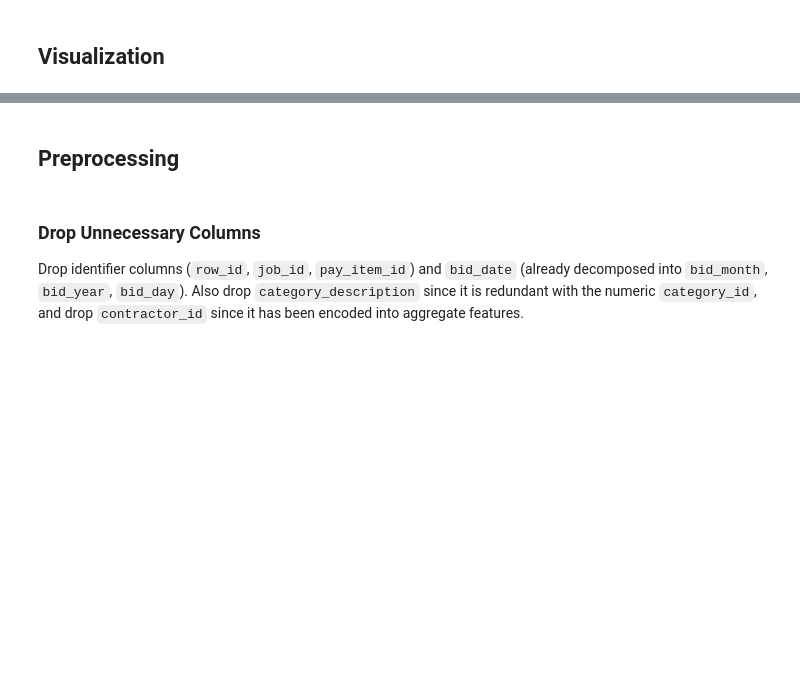
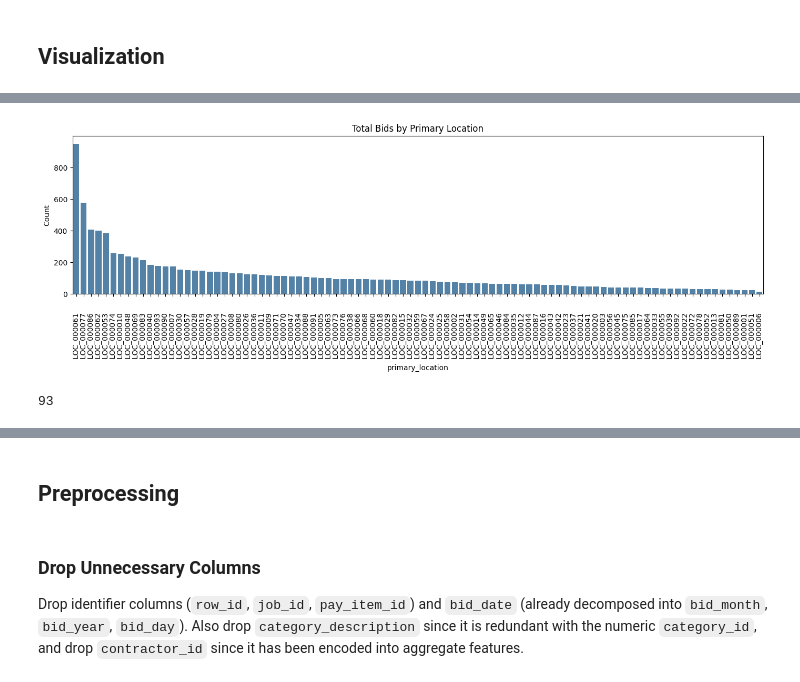
Before and after one commit to wends05/lab-ml, a Jupyter notebook: lab_4/main.ipynb, the cells around one changed output, grey strips where cells are left out. Saved outputs shown, nothing was run; the diff lists cells and outputs as text; code cells hidden in the pictures; blank space fills up the shorter version.

```diff
--- a/lab_4/main.ipynb
+++ b/lab_4/main.ipynb
@@ -236,0 +604,24 @@ plt.show()
+# %%
+# Count the total amount of bids per primary_location
+df_location_count = (
+    df.groupby("primary_location")["row_id"]
+    .count()
+    .sort_values(ascending=False)
+    .reset_index()
+)
+
+plt.figure(figsize=(14, 5))
+sns.barplot(
+    data=df_location_count, x="primary_location", y="row_id", color="steelblue"
+)
+plt.title("Total Bids by Primary Location")
+plt.xticks(rotation=90)
+plt.ylabel("Count")
+plt.tight_layout()
+plt.show()
+# %% [output]
+[figure, added]
+# %%
+len(df["primary_location"].unique())
+# %% [output]
+93
```
Also changed, not shown: parts of 63 cells of this notebook.
